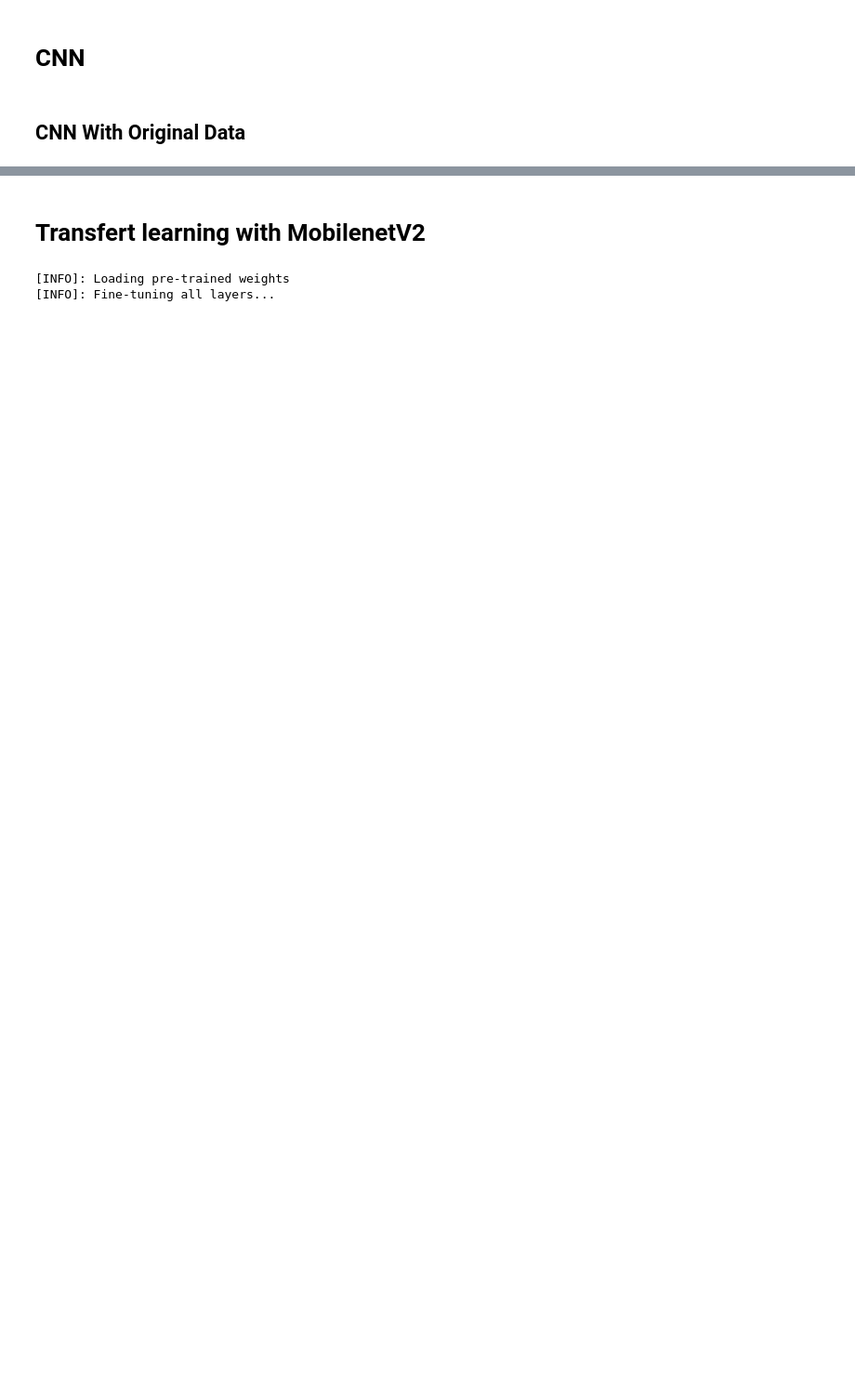
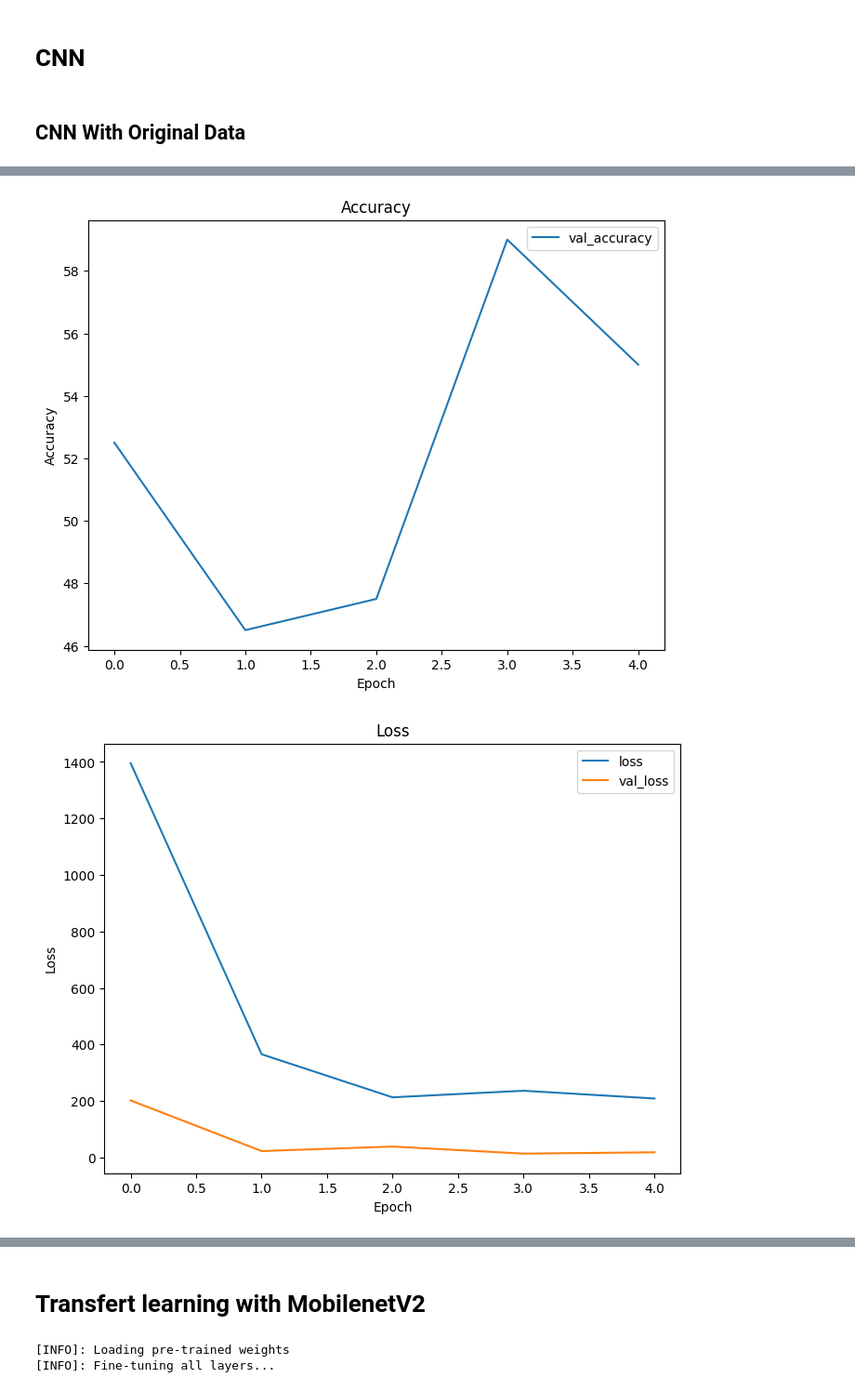
Before and after one commit to MNIKIEMA/Real-and-Fake-Face-Detection, a Jupyter notebook: Final_notebook.ipynb, the cells around one changed output, grey strips where cells are left out. Shown: that part at 93% size. Drawn from its saved outputs; the diff is of its cells as text; code cells hidden in the pictures; blank space fills up the shorter version.

```diff
--- a/Final_notebook.ipynb
+++ b/Final_notebook.ipynb
@@ -771,0 +849,16 @@ plot_embeddings(tsne_embeddings_mlp[0], tsne_embeddings_mlp[1], "MLP")
+# %%
+learning_rate = 0.01
+# Initialize CNN and train it
+model_cnn = CNN()
+model_cnn.apply(init_weights)
+model_cnn.to(device)
+print('Train on GPU: '+ str(next(model_cnn.parameters()).is_cuda))
+
+model_cnn2, cnn_history2= train_val_binary_classifier(model_cnn,
+                                                train_data_loader,
+                                                valid_data_loader,
+                                                EPOCHS,loss_fn,
+                                                learning_rate,
+                                                verbose=True,
+                                                file_name='cnn_parameters.pt',
+                                                resize=mlp_transform)
@@ -771,0 +883,5 @@ plot_embeddings(tsne_embeddings_mlp[0], tsne_embeddings_mlp[1], "MLP")
+# %%
+plot_history(cnn_history2)
+# %% [output]
+[figure, added]
+[figure, added]
```
Also changed, not shown: parts of 30 cells of this notebook.
